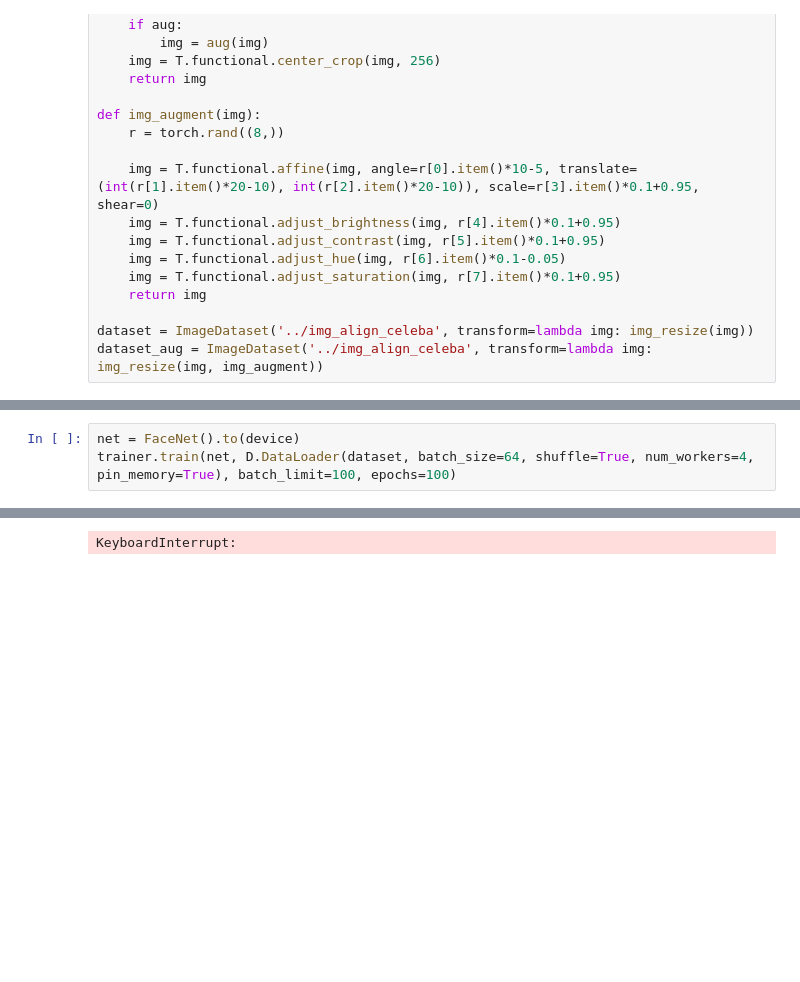
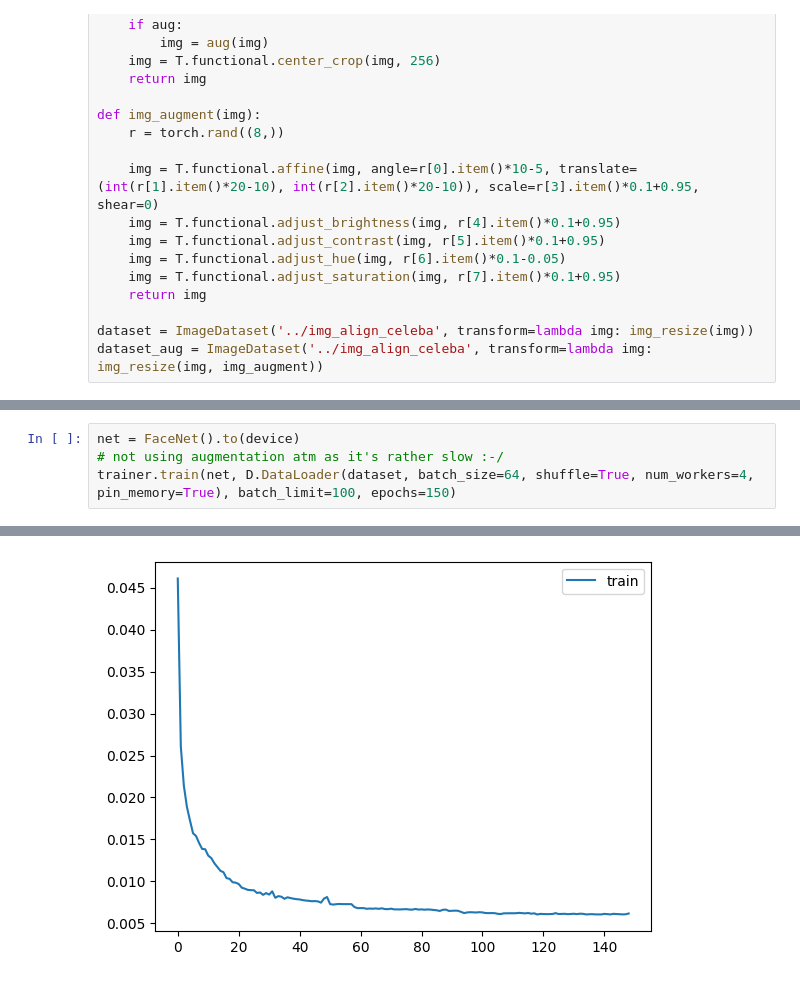
Before and after one commit to zeux/mlexp, a Jupyter notebook: faces/faceenc.ipynb, the cells around one changed output, grey strips where cells are left out. Saved outputs shown, nothing was run; the diff lists cells and outputs as text; blank space fills up the shorter version.

```diff
--- a/faces/faceenc.ipynb
+++ b/faces/faceenc.ipynb
@@ -140,5 +140,6 @@ class FaceNet(nn.Module):
         return F.mse_loss(p, y)
 # %%
 net = FaceNet().to(device)
-trainer.train(net, D.DataLoader(dataset, batch_size=64, shuffle=True, num_workers=4, pin_memory=True), batch_limit=100, epochs=100)
+# not using augmentation atm as it's rather slow :-/
+trainer.train(net, D.DataLoader(dataset, batch_size=64, shuffle=True, num_workers=4, pin_memory=True), batch_limit=100, epochs=150)
 # %% [output]
@@ -146,2 +147,2 @@ Epoch 0/100: 12.27 sec, train loss 0.069976, val loss 0.000000, lr 0.001
-KeyboardInterrupt:
+[figure, added]
 # %%
```
Also changed, not shown: parts of 5 cells of this notebook.
